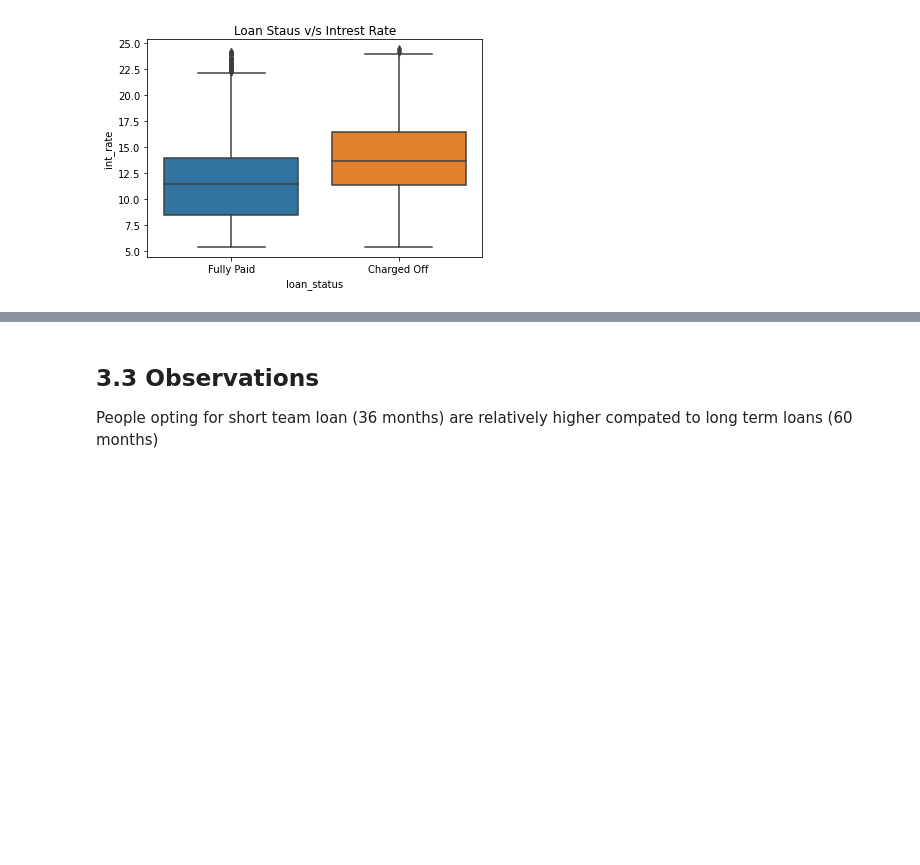
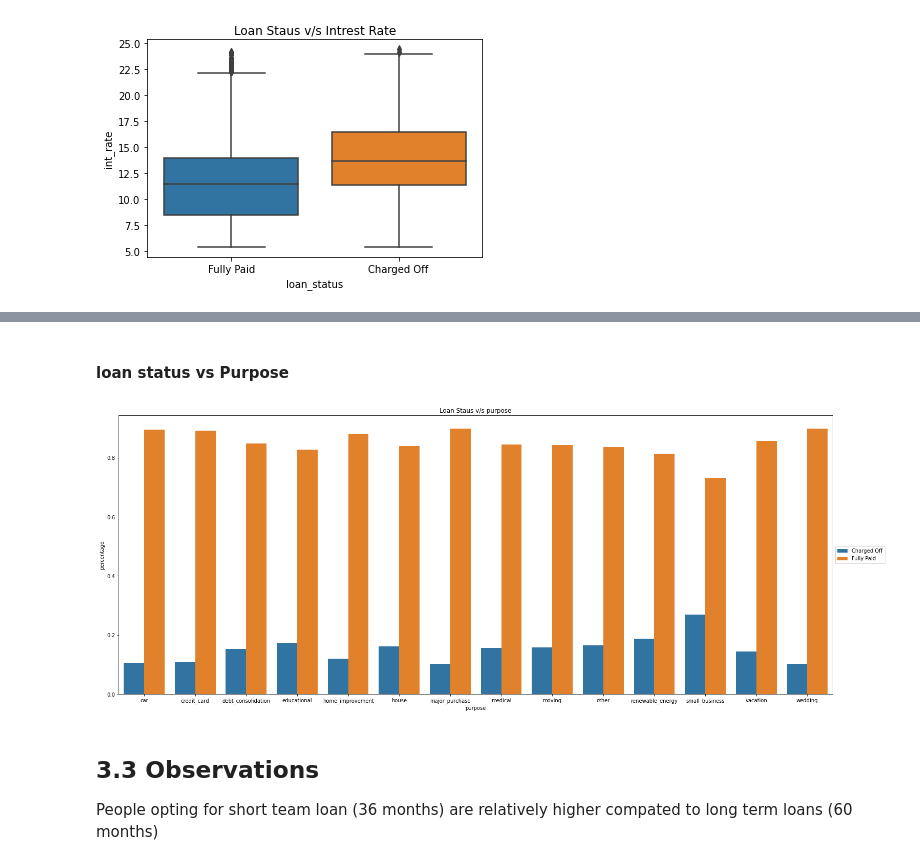
Before and after one commit to Naveenkv93/LeadingLoan_Case_Study, a Jupyter notebook: Case_Study.ipynb, the cells around one changed output, grey strips where cells are left out. Cells and saved outputs as stored; diff of their text form; code cells hidden in the pictures; blank space fills up the shorter version.

```diff
--- a/Case_Study.ipynb
+++ b/Case_Study.ipynb
@@ -435,3 +485,16 @@ plt.show()
+# %% [markdown]
+#### loan status vs Purpose
+# %%
+#Group by Purpose and status and find out the count
+df_derive = loan_column_filter.groupby(['purpose','loan_status'], as_index=False)['id'].count()
+df_derive['percentage'] = df_derive.groupby('purpose').transform(lambda x: x/x.sum())
+plt.figure(figsize=(25,10))
+chat = sns.barplot(x='purpose', y='percentage', hue='loan_status', data=df_derive, )
+plt.title("Loan Staus v/s purpose")
+plt.legend(loc='center left', bbox_to_anchor=(1.0, 0.5))
+plt.show()
+# %% [output]
+[figure, added]
 # %% [markdown]
 ## 3.3 Observations
 People opting for short team loan (36 months) are relatively higher compated to long term loans (60 months)
```
Also changed, not shown: parts of 58 cells of this notebook.
